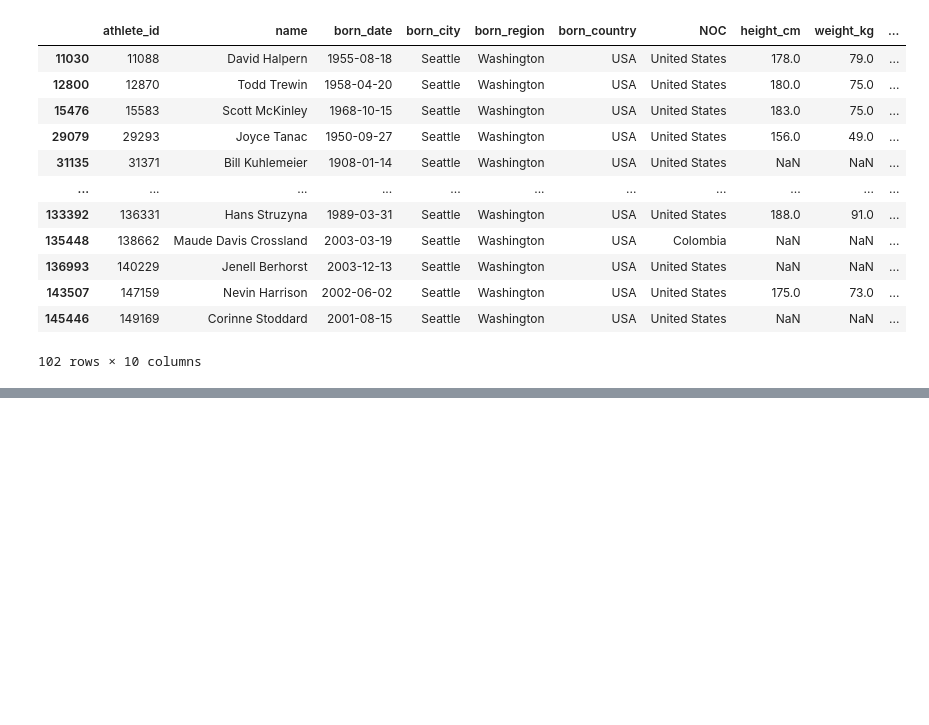
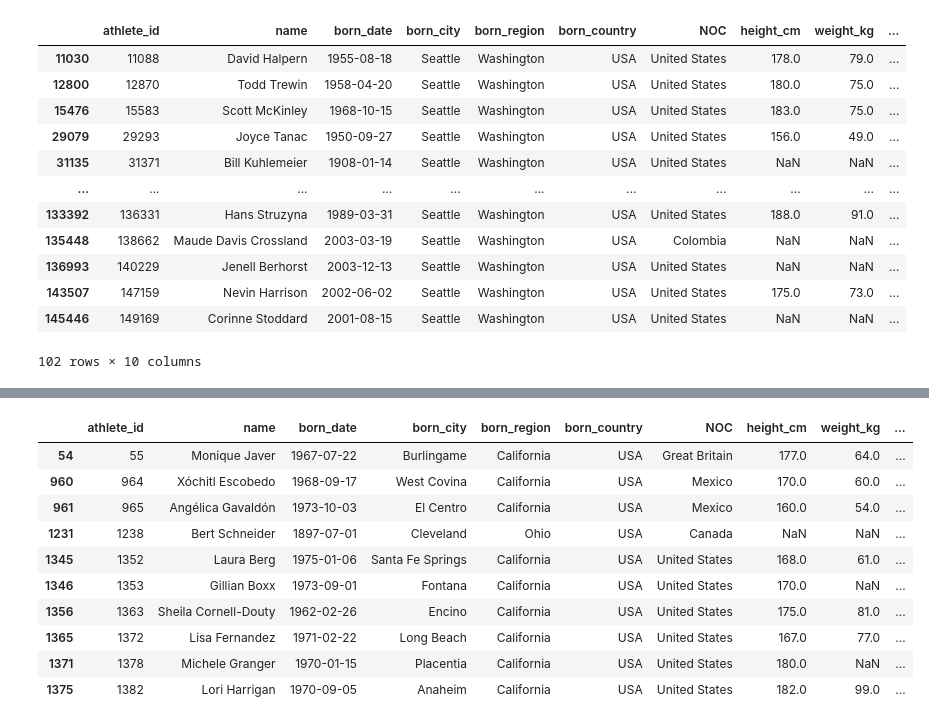
Before and after one commit to nava128/pandas-nava2-Nov2026, a Jupyter notebook: learn-pandas.ipynb, the cells around one changed output, grey strips where cells are left out. Saved outputs shown, nothing was run; the diff lists cells and outputs as text; code cells hidden in the pictures; blank space fills up the shorter version.

```diff
--- a/learn-pandas.ipynb
+++ b/learn-pandas.ipynb
@@ -438,0 +669,18 @@ bios.query('born_country == "USA" and born_city == "Seattle"')
+# %%
+# take out or copy columns
+usa = bios[bios["born_country"] == "USA"].copy()
+gbr = bios[bios["born_country"] == "GBR"].copy()
+# %%
+usa.head(10) # just show the atheletes from USA
+# %% [output]
+|  | athlete_id | name | born_date | born_city | born_region | born_country | NOC | height_cm | weight_kg | ... |
+| 54 | 55 | Monique Javer | 1967-07-22 | Burlingame | California | USA | Great Britain | 177.0 | 64.0 | ... |
+| 960 | 964 | Xóchitl Escobedo | 1968-09-17 | West Covina | California | USA | Mexico | 170.0 | 60.0 | ... |
+| 961 | 965 | Angélica Gavaldón | 1973-10-03 | El Centro | California | USA | Mexico | 160.0 | 54.0 | ... |
+| 1231 | 1238 | Bert Schneider | 1897-07-01 | Cleveland | Ohio | USA | Canada | NaN | NaN | ... |
+| 1345 | 1352 | Laura Berg | 1975-01-06 | Santa Fe Springs | California | USA | United States | 168.0 | 61.0 | ... |
+| 1346 | 1353 | Gillian Boxx | 1973-09-01 | Fontana | California | USA | United States | 170.0 | NaN | ... |
+| 1356 | 1363 | Sheila Cornell-Douty | 1962-02-26 | Encino | California | USA | United States | 175.0 | 81.0 | ... |
+| 1365 | 1372 | Lisa Fernandez | 1971-02-22 | Long Beach | California | USA | United States | 167.0 | 77.0 | ... |
+| 1371 | 1378 | Michele Granger | 1970-01-15 | Placentia | California | USA | United States | 180.0 | NaN | ... |
+| 1375 | 1382 | Lori Harrigan | 1970-09-05 | Anaheim | California | USA | United States | 182.0 | 99.0 | ... |
```
Also changed, not shown: parts of 32 cells of this notebook.
